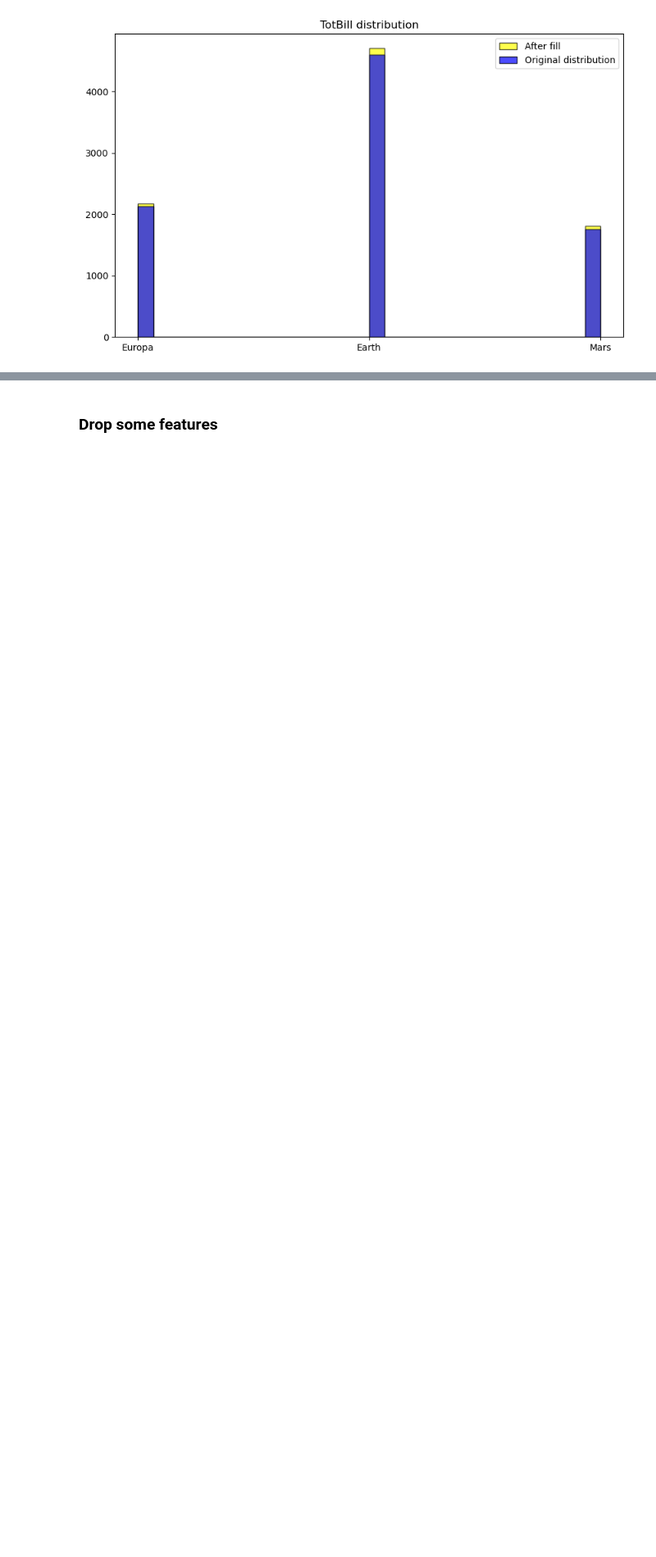
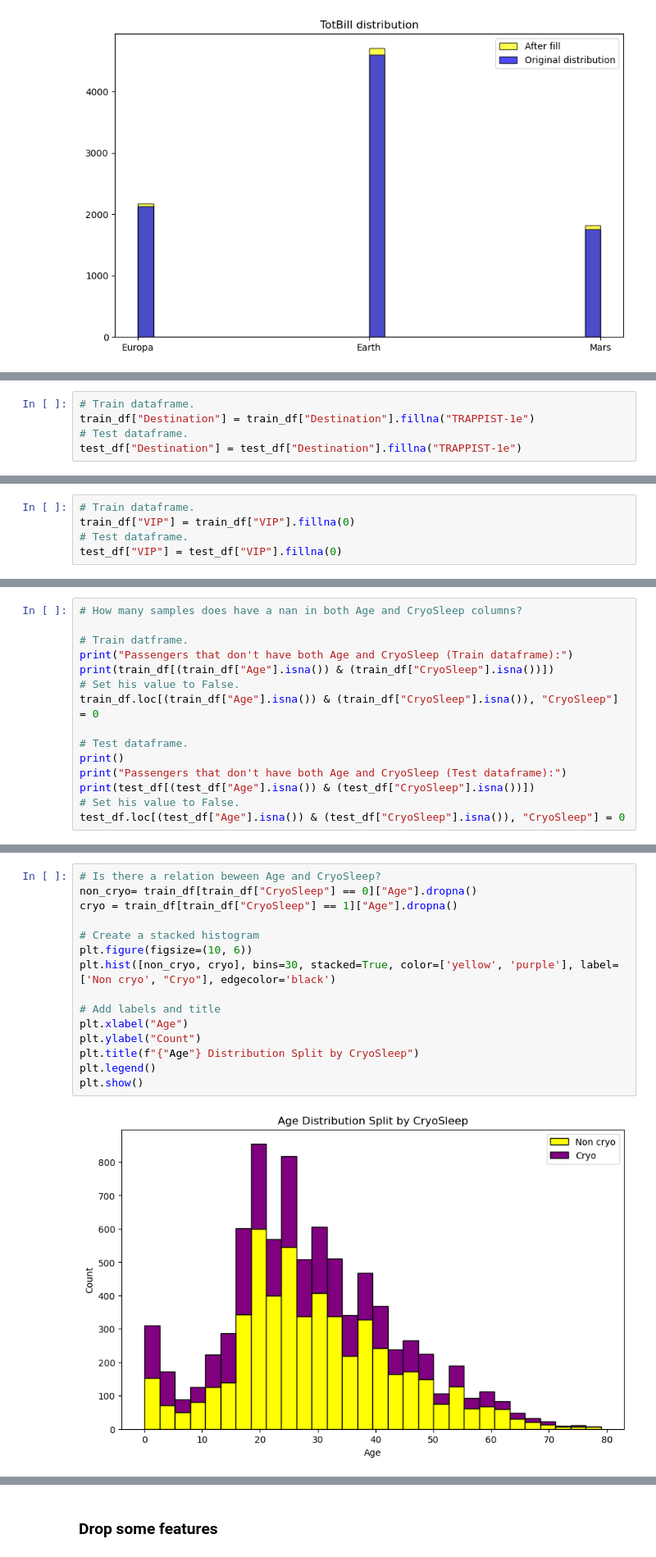
Before and after one commit to luca037/kaggle-competitions, a Jupyter notebook: spaceship-titanic/notebooks/spaceship-titanic_v0.ipynb, the cells around one changed output, grey strips where cells are left out. Shown at 82% size. Saved outputs shown, nothing was run; the diff lists cells and outputs as text; blank space fills up the shorter version.

```diff
--- a/spaceship-titanic/notebooks/spaceship-titanic_v0.ipynb
+++ b/spaceship-titanic/notebooks/spaceship-titanic_v0.ipynb
@@ -430,0 +479,5 @@ plt.show()
+# %%
+# Train dataframe.
+train_df["Destination"] = train_df["Destination"].fillna("TRAPPIST-1e")
+# Test dataframe.
+test_df["Destination"] = test_df["Destination"].fillna("TRAPPIST-1e")
@@ -430,0 +488,5 @@ plt.show()
+# %%
+# Train dataframe.
+train_df["VIP"] = train_df["VIP"].fillna(0)
+# Test dataframe.
+test_df["VIP"] = test_df["VIP"].fillna(0)
@@ -430,0 +496,15 @@ plt.show()
+# %%
+# How many samples does have a nan in both Age and CryoSleep columns?
+
+# Train datframe.
+print("Passengers that don't have both Age and CryoSleep (Train dataframe):")
+print(train_df[(train_df["Age"].isna()) & (train_df["CryoSleep"].isna())])
+# Set his value to False.
+train_df.loc[(train_df["Age"].isna()) & (train_df["CryoSleep"].isna()), "CryoSleep"] = 0
+
+# Test dataframe.
+print()
+print("Passengers that don't have both Age and CryoSleep (Test dataframe):")
+print(test_df[(test_df["Age"].isna()) & (test_df["CryoSleep"].isna())])
+# Set his value to False.
+test_df.loc[(test_df["Age"].isna()) & (test_df["CryoSleep"].isna()), "CryoSleep"] = 0
@@ -430,0 +527,17 @@ plt.show()
+# %%
+# Is there a relation beween Age and CryoSleep?
+non_cryo= train_df[train_df["CryoSleep"] == 0]["Age"].dropna()
+cryo = train_df[train_df["CryoSleep"] == 1]["Age"].dropna()
+
+# Create a stacked histogram
+plt.figure(figsize=(10, 6))
+plt.hist([non_cryo, cryo], bins=30, stacked=True, color=['yellow', 'purple'], label=['Non cryo', "Cryo"], edgecolor='black')
+
+# Add labels and title
+plt.xlabel("Age")
+plt.ylabel("Count")
+plt.title(f"{"Age"} Distribution Split by CryoSleep")
+plt.legend()
+plt.show()
+# %% [output]
+[figure, added]
```
Also changed, not shown: parts of 35 cells of this notebook, 2 other files.
